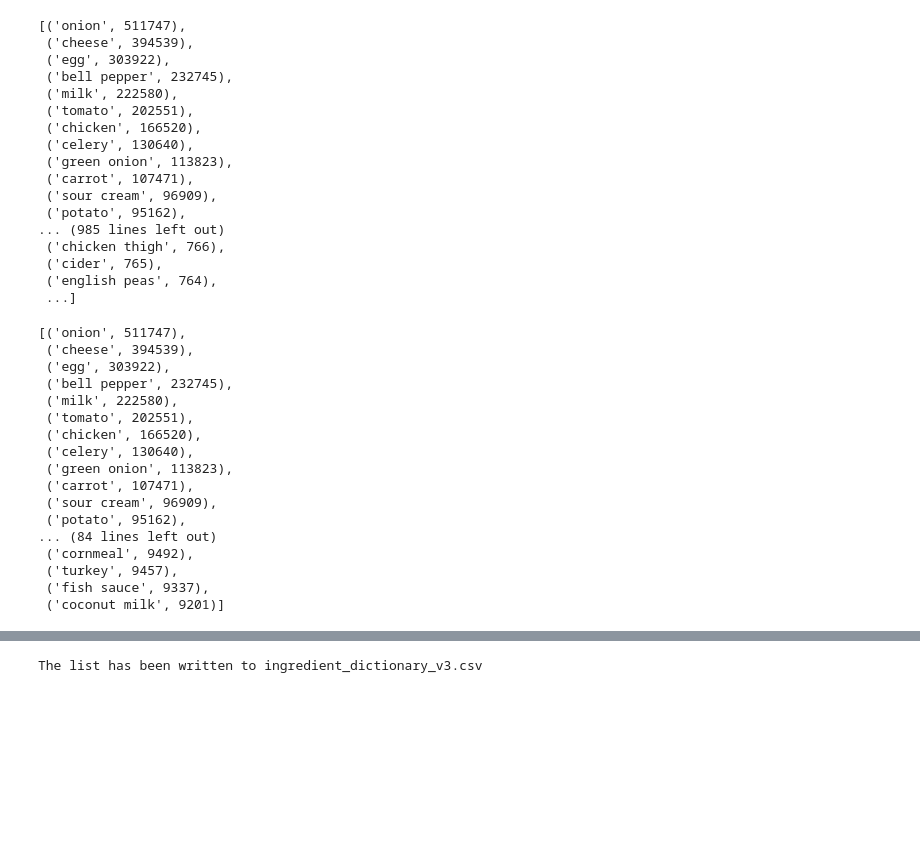
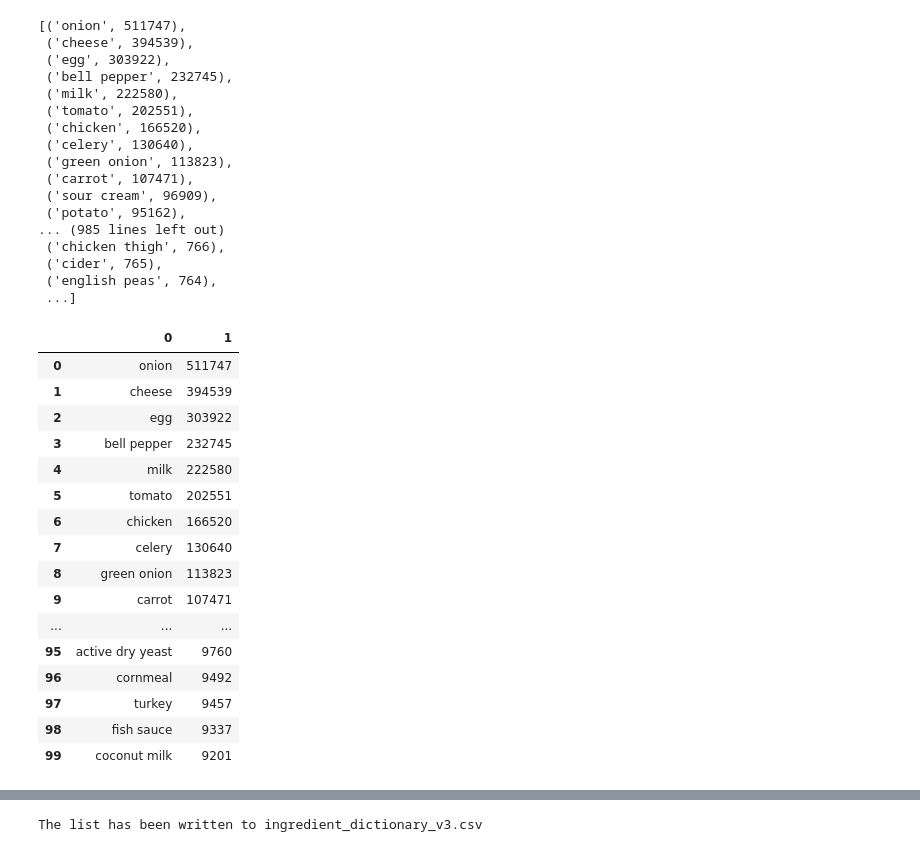
Before and after one commit to teddy661/gotmeals, a Jupyter notebook: EDA/EDA_melissa_v3.ipynb, the cells around one changed output, grey strips where cells are left out. Cells and saved outputs as stored; diff of their text form; code cells hidden in the pictures; blank space fills up the shorter version.

Commit message:
change EDA_melissa_v3 to output a csv of the top 100 ingredients; no functional changes

```diff
--- a/EDA/EDA_melissa_v3.ipynb
+++ b/EDA/EDA_melissa_v3.ipynb
@@ -697,25 +698,27 @@ sorted_ingredient_counts
  ...]
 # %%
 pd.set_option("display.max_rows", 110)
-sorted_ingredient_counts[:100]
+sorted_ingredient_counts_df = pd.DataFrame(sorted_ingredient_counts[:100])
+sorted_ingredient_counts_df.to_csv("top_100_sorted_ingredient_counts.csv")
+sorted_ingredient_counts_df
 # %% [output]
-[('onion', 511747),
- ('cheese', 394539),
- ('egg', 303922),
- ('bell pepper', 232745),
- ('milk', 222580),
- ('tomato', 202551),
- ('chicken', 166520),
- ('celery', 130640),
- ('green onion', 113823),
- ('carrot', 107471),
- ('sour cream', 96909),
- ('potato', 95162),
-... (84 lines left out)
- ('cornmeal', 9492),
- ('turkey', 9457),
- ('fish sauce', 9337),
- ('coconut milk', 9201)]
+|  | 0 | 1 |
+| 0 | onion | 511747 |
+| 1 | cheese | 394539 |
+| 2 | egg | 303922 |
+| 3 | bell pepper | 232745 |
+| 4 | milk | 222580 |
+| 5 | tomato | 202551 |
+| 6 | chicken | 166520 |
+| 7 | celery | 130640 |
+| 8 | green onion | 113823 |
+| 9 | carrot | 107471 |
+| ... | ... | ... |
+| 95 | active dry yeast | 9760 |
+| 96 | cornmeal | 9492 |
+| 97 | turkey | 9457 |
+| 98 | fish sauce | 9337 |
+| 99 | coconut milk | 9201 |
 # %%
 # Add cleaned_list_9 back into the dataframe --> recipe_cleaned_df
 
```
Also changed, not shown: parts of 2 cells of this notebook.
